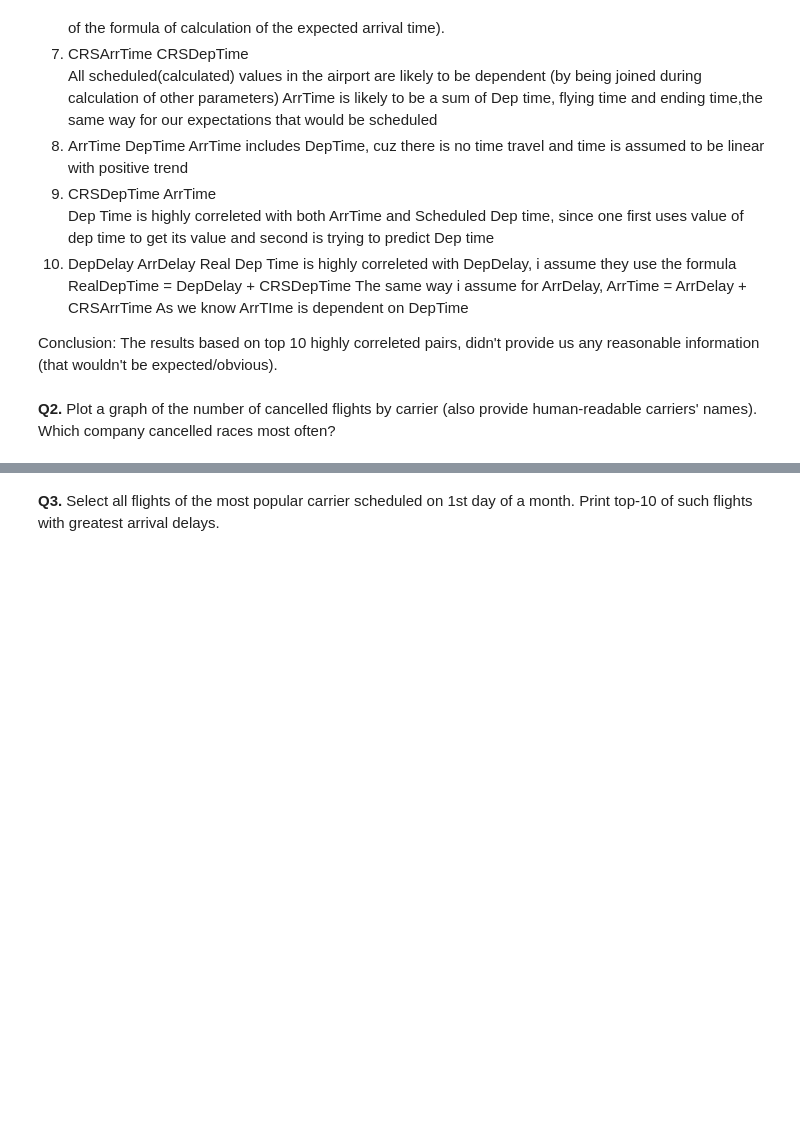
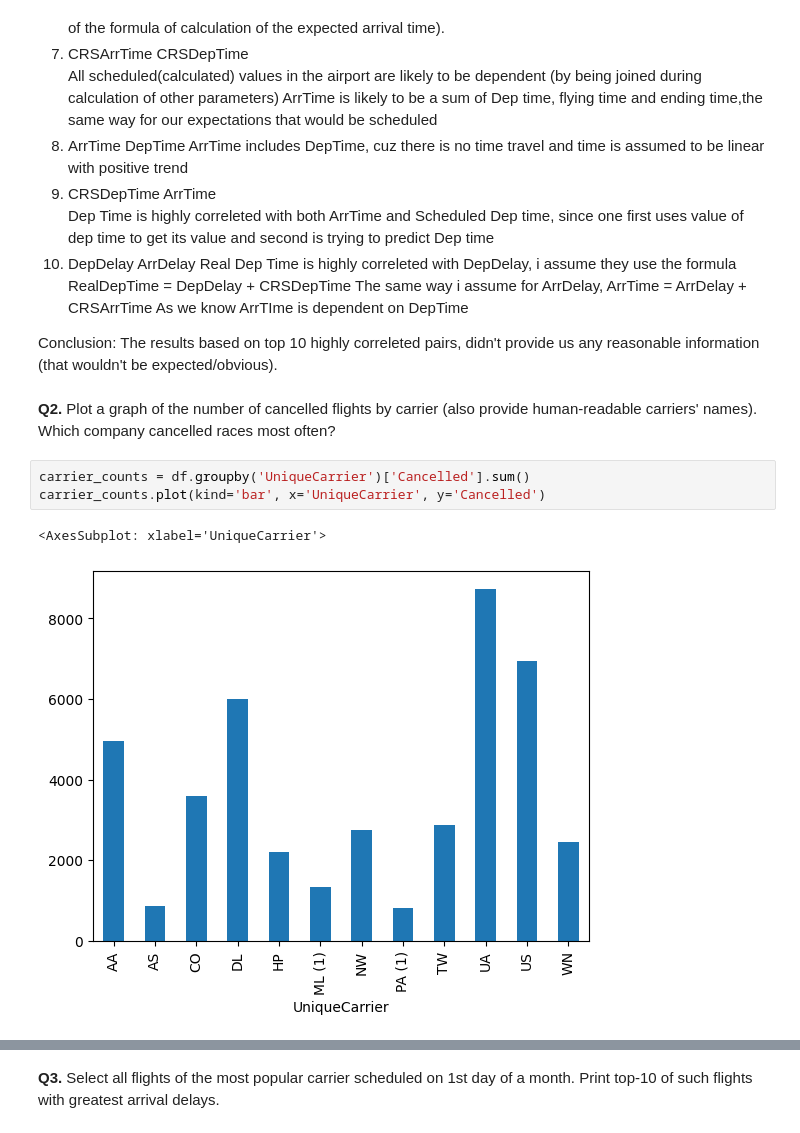
Before and after one commit to CodeForse/ds1_final_exam, a Jupyter notebook: response.ipynb, the cells around one changed output, grey strips where cells are left out. Saved outputs shown, nothing was run; the diff lists cells and outputs as text; blank space fills up the shorter version.

```diff
--- a/response.ipynb
+++ b/response.ipynb
@@ -167,3 +167,9 @@ Conclusion:
 The results based on top 10 highly correleted pairs, didn't provide us any reasonable information (that wouldn't be expected/obvious).
 # %% [markdown]
 **Q2.** Plot a graph of the number of cancelled flights by carrier (also provide human-readable carriers' names). Which company cancelled races most often?
+# %%
+carrier_counts = df.groupby('UniqueCarrier')['Cancelled'].sum()
+carrier_counts.plot(kind='bar', x='UniqueCarrier', y='Cancelled')
+# %% [output]
+<AxesSubplot: xlabel='UniqueCarrier'>
+[figure, added]
```
Also changed, not shown: parts of 13 cells of this notebook.
